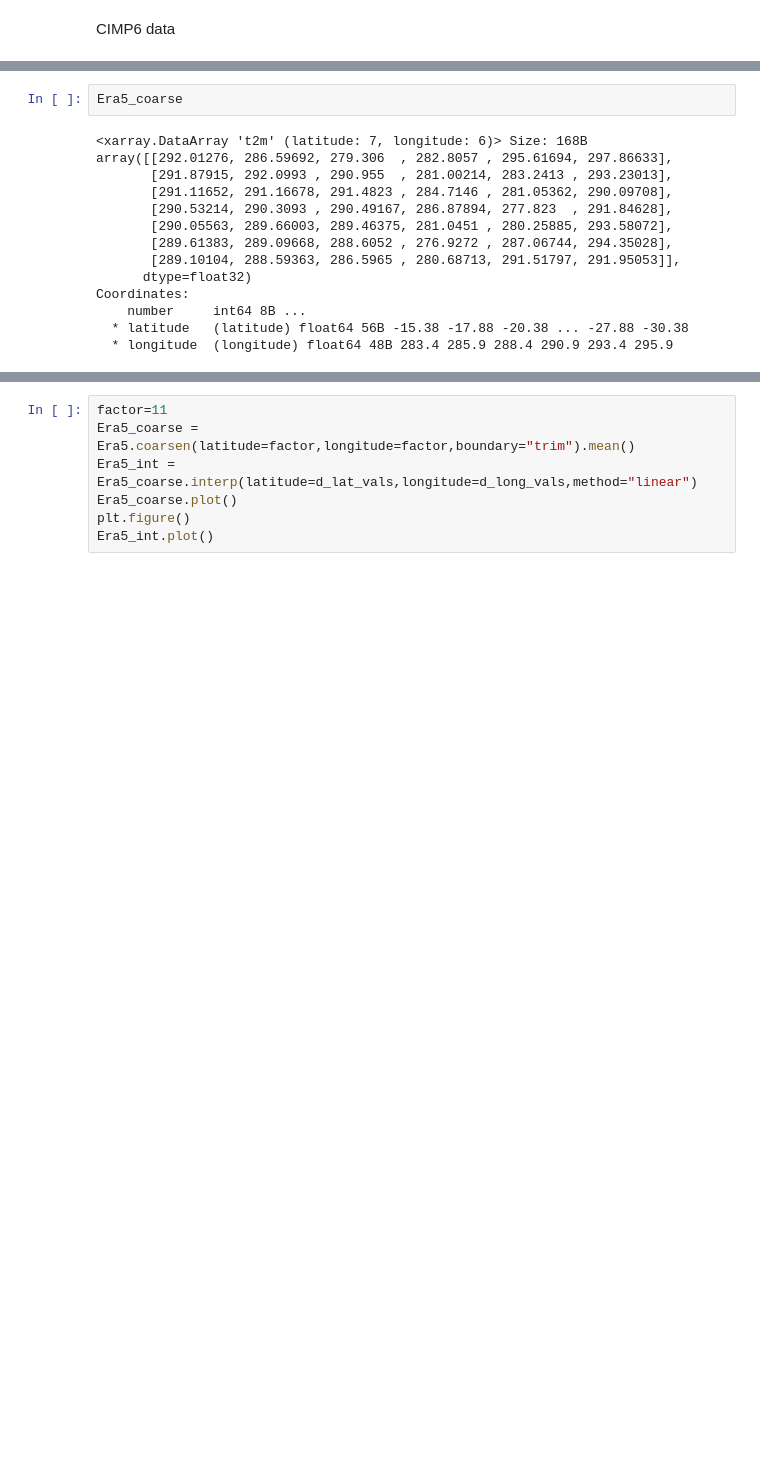
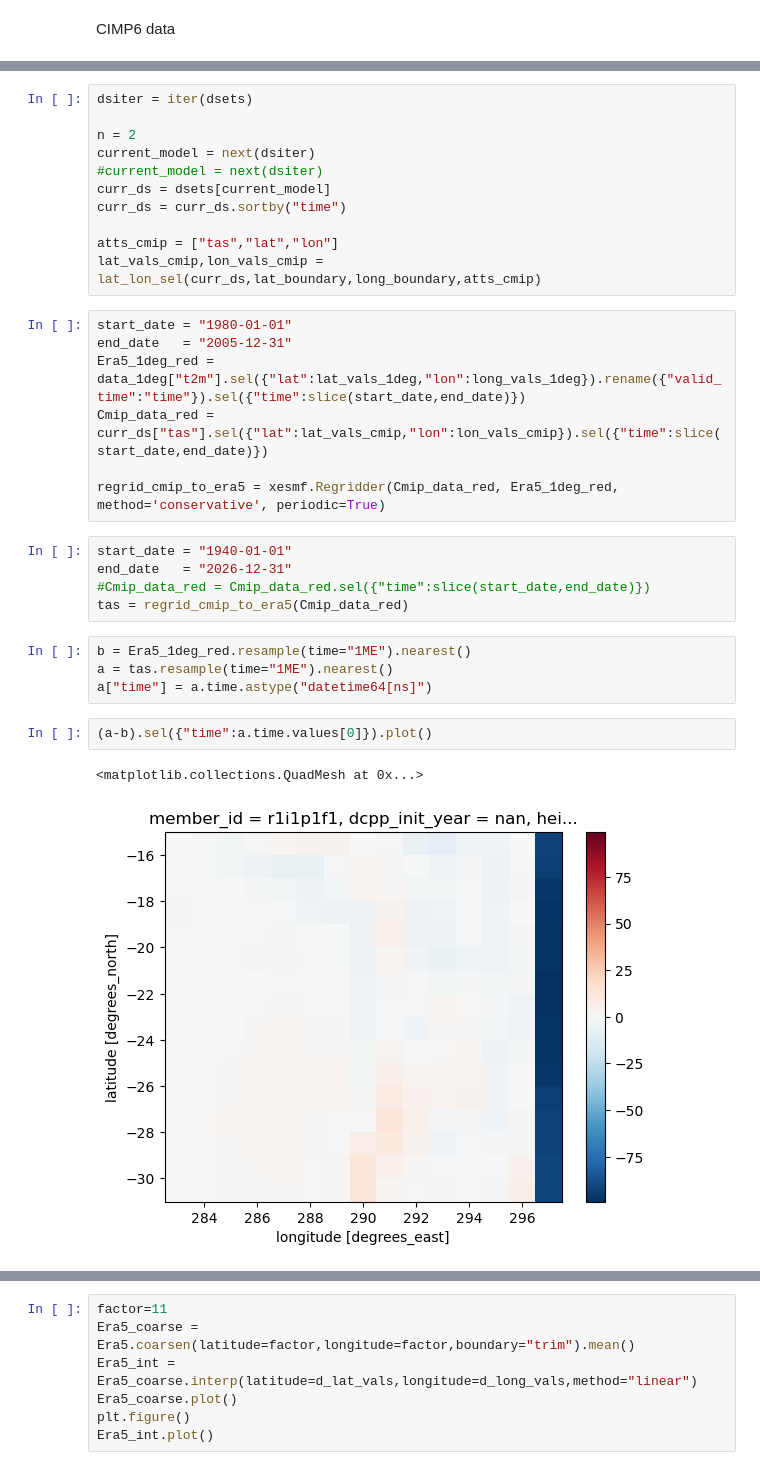
Before and after one commit to cc11223344556677/Computational-Meteorology-Exercises, a Jupyter notebook: project_simon.ipynb, the cells around one changed output, grey strips where cells are left out. Cells and saved outputs as stored; diff of their text form; blank space fills up the shorter version.

```diff
--- a/project_simon.ipynb
+++ b/project_simon.ipynb
@@ -445,16 +110,32 @@ Coordinates:
-# %%
-Era5_coarse
-# %% [output]
-<xarray.DataArray 't2m' (latitude: 7, longitude: 6)> Size: 168B
-array([[292.01276, 286.59692, 279.306  , 282.8057 , 295.61694, 297.86633],
-       [291.87915, 292.0993 , 290.955  , 281.00214, 283.2413 , 293.23013],
-       [291.11652, 291.16678, 291.4823 , 284.7146 , 281.05362, 290.09708],
-       [290.53214, 290.3093 , 290.49167, 286.87894, 277.823  , 291.84628],
-       [290.05563, 289.66003, 289.46375, 281.0451 , 280.25885, 293.58072],
-       [289.61383, 289.09668, 288.6052 , 276.9272 , 287.06744, 294.35028],
-       [289.10104, 288.59363, 286.5965 , 280.68713, 291.51797, 291.95053]],
-      dtype=float32)
-Coordinates:
-    number     int64 8B ...
-  * latitude   (latitude) float64 56B -15.38 -17.88 -20.38 ... -27.88 -30.38
-  * longitude  (longitude) float64 48B 283.4 285.9 288.4 290.9 293.4 295.9
+# %%
+dsiter = iter(dsets)
+
+n = 2
+current_model = next(dsiter)
+#current_model = next(dsiter)
+curr_ds = dsets[current_model]
+curr_ds = curr_ds.sortby("time")
+
+atts_cmip = ["tas","lat","lon"]
+lat_vals_cmip,lon_vals_cmip = lat_lon_sel(curr_ds,lat_boundary,long_boundary,atts_cmip)
+# %%
+start_date = "1980-01-01"
+end_date   = "2005-12-31"
+Era5_1deg_red = data_1deg["t2m"].sel({"lat":lat_vals_1deg,"lon":long_vals_1deg}).rename({"valid_time":"time"}).sel({"time":slice(start_date,end_date)})
+Cmip_data_red = curr_ds["tas"].sel({"lat":lat_vals_cmip,"lon":lon_vals_cmip}).sel({"time":slice(start_date,end_date)})
+
+regrid_cmip_to_era5 = xesmf.Regridder(Cmip_data_red, Era5_1deg_red, method='conservative', periodic=True)
+# %%
+start_date = "1940-01-01"
+end_date   = "2026-12-31"
+#Cmip_data_red = Cmip_data_red.sel({"time":slice(start_date,end_date)})
+tas = regrid_cmip_to_era5(Cmip_data_red)
+# %%
+b = Era5_1deg_red.resample(time="1ME").nearest()
+a = tas.resample(time="1ME").nearest()
+a["time"] = a.time.astype("datetime64[ns]")
+# %%
+(a-b).sel({"time":a.time.values[0]}).plot()
+# %% [output]
+<matplotlib.collections.QuadMesh at 0x...>
+[figure, added]
```
Also changed, not shown: parts of 47 cells of this notebook.
